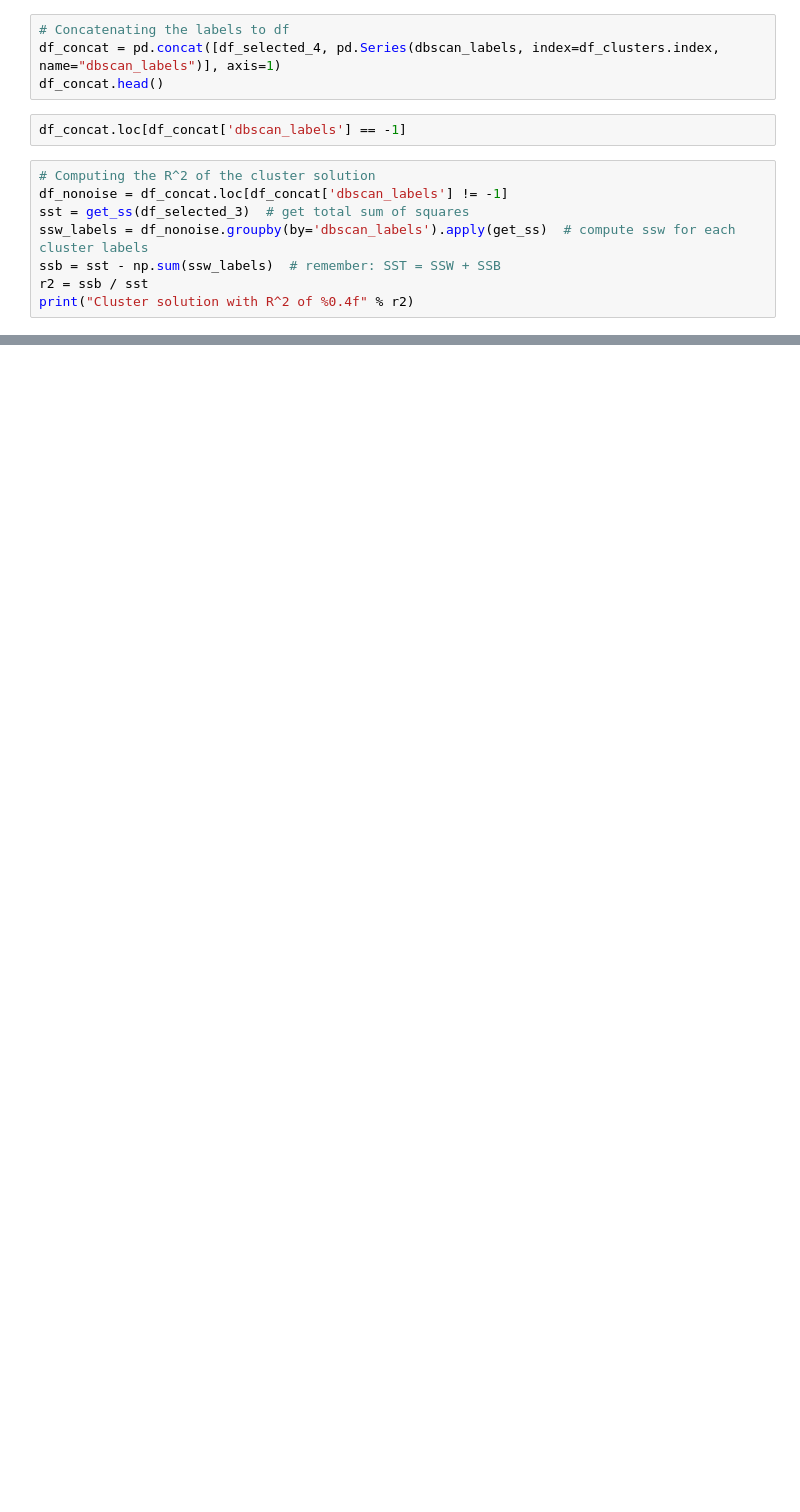
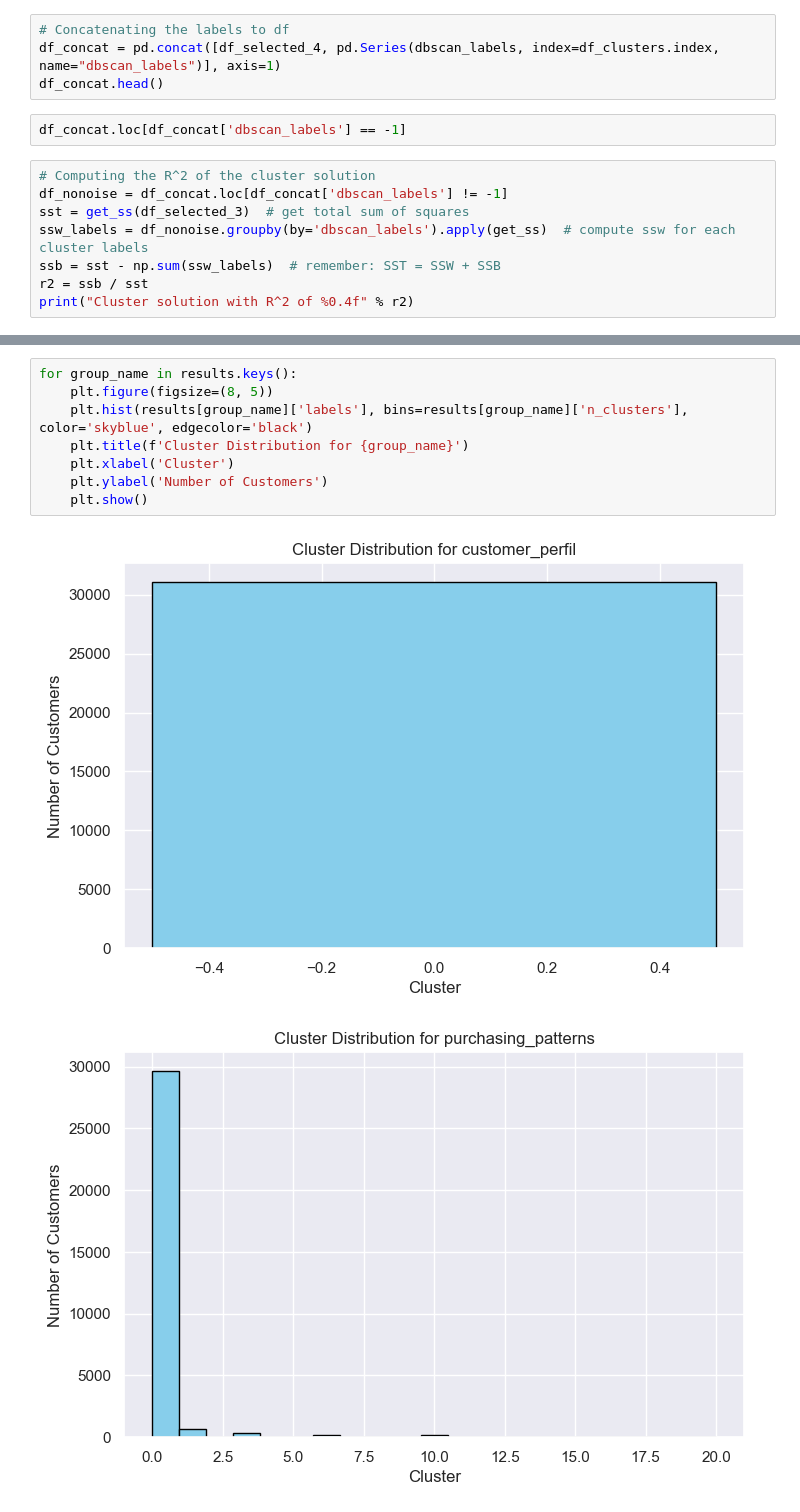
Before and after one commit to Rafs2203/DM, a Jupyter notebook: parte_clusters.ipynb, the cells around one changed output, grey strips where cells are left out. Saved outputs shown, nothing was run; the diff lists cells and outputs as text; blank space fills up the shorter version.

```diff
--- a/parte_clusters.ipynb
+++ b/parte_clusters.ipynb
@@ -1616,0 +2157,11 @@ labels_proba = gmm.predict_proba(df[Customer_perfil])
+# %%
+for group_name in results.keys():
+    plt.figure(figsize=(8, 5))
+    plt.hist(results[group_name]['labels'], bins=results[group_name]['n_clusters'], color='skyblue', edgecolor='black')
+    plt.title(f'Cluster Distribution for {group_name}')
+    plt.xlabel('Cluster')
+    plt.ylabel('Number of Customers')
+    plt.show()
+# %% [output]
+[figure, added]
+[figure, added]
```
Also changed, not shown: parts of 57 cells of this notebook.
